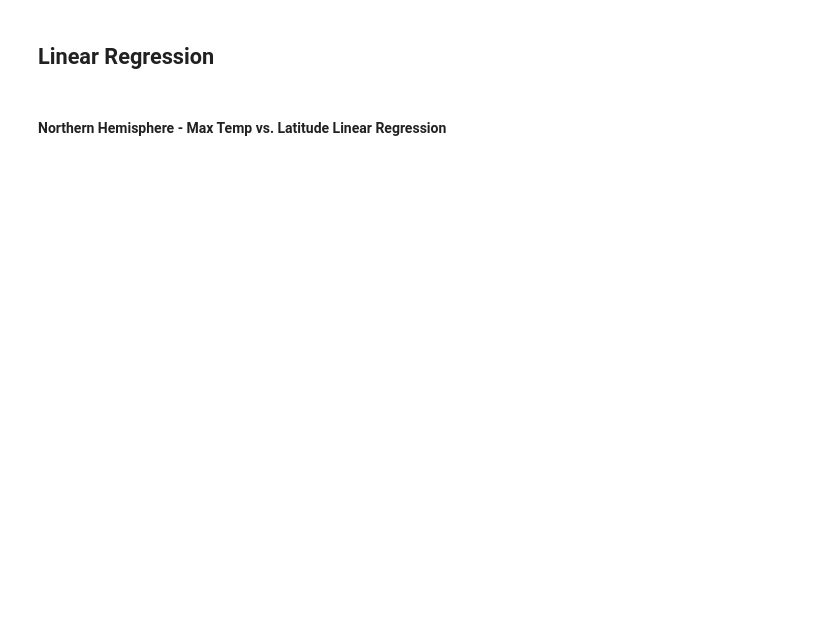
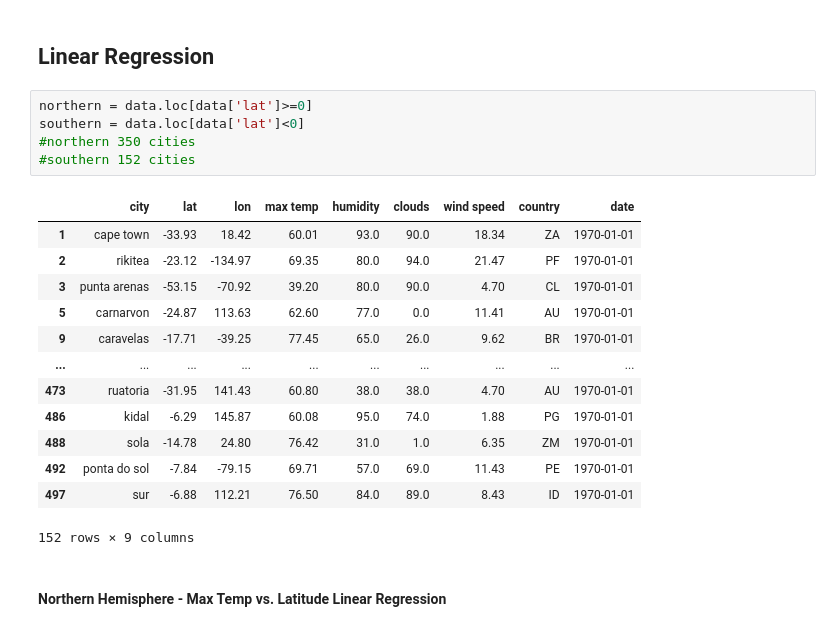
Before and after one commit to JonZagorski/Python_API, a Jupyter notebook: Homework/starter_code/WeatherPy.ipynb, the cells around one changed output. Drawn from its saved outputs; the diff is of its cells as text; blank space fills up the shorter version.

```diff
--- a/Homework/starter_code/WeatherPy.ipynb
+++ b/Homework/starter_code/WeatherPy.ipynb
@@ -234,4 +291,23 @@ Skip this step if there are no cities that have humidity > 100%.
 # %% [markdown]
 ## Linear Regression
+# %%
+northern = data.loc[data['lat']>=0]
+southern = data.loc[data['lat']<0]
+#northern 350 cities
+#southern 152 cities
+# %% [output]
+|  | city | lat | lon | max temp | humidity | clouds | wind speed | country | date |
+| 1 | cape town | -33.93 | 18.42 | 60.01 | 93.0 | 90.0 | 18.34 | ZA | 1970-01-01 |
+| 2 | rikitea | -23.12 | -134.97 | 69.35 | 80.0 | 94.0 | 21.47 | PF | 1970-01-01 |
+| 3 | punta arenas | -53.15 | -70.92 | 39.20 | 80.0 | 90.0 | 4.70 | CL | 1970-01-01 |
+| 5 | carnarvon | -24.87 | 113.63 | 62.60 | 77.0 | 0.0 | 11.41 | AU | 1970-01-01 |
+| 9 | caravelas | -17.71 | -39.25 | 77.45 | 65.0 | 26.0 | 9.62 | BR | 1970-01-01 |
+| ... | ... | ... | ... | ... | ... | ... | ... | ... | ... |
+| 473 | ruatoria | -31.95 | 141.43 | 60.80 | 38.0 | 38.0 | 4.70 | AU | 1970-01-01 |
+| 486 | kidal | -6.29 | 145.87 | 60.08 | 95.0 | 74.0 | 1.88 | PG | 1970-01-01 |
+| 488 | sola | -14.78 | 24.80 | 76.42 | 31.0 | 1.0 | 6.35 | ZM | 1970-01-01 |
+| 492 | ponta do sol | -7.84 | -79.15 | 69.71 | 57.0 | 69.0 | 11.43 | PE | 1970-01-01 |
+| 497 | sur | -6.88 | 112.21 | 76.50 | 84.0 | 89.0 | 8.43 | ID | 1970-01-01 |
+152 rows × 9 columns
 # %% [markdown]
 ####  Northern Hemisphere - Max Temp vs. Latitude Linear Regression
```
Also changed, not shown: parts of 16 cells of this notebook, 9 other files.
